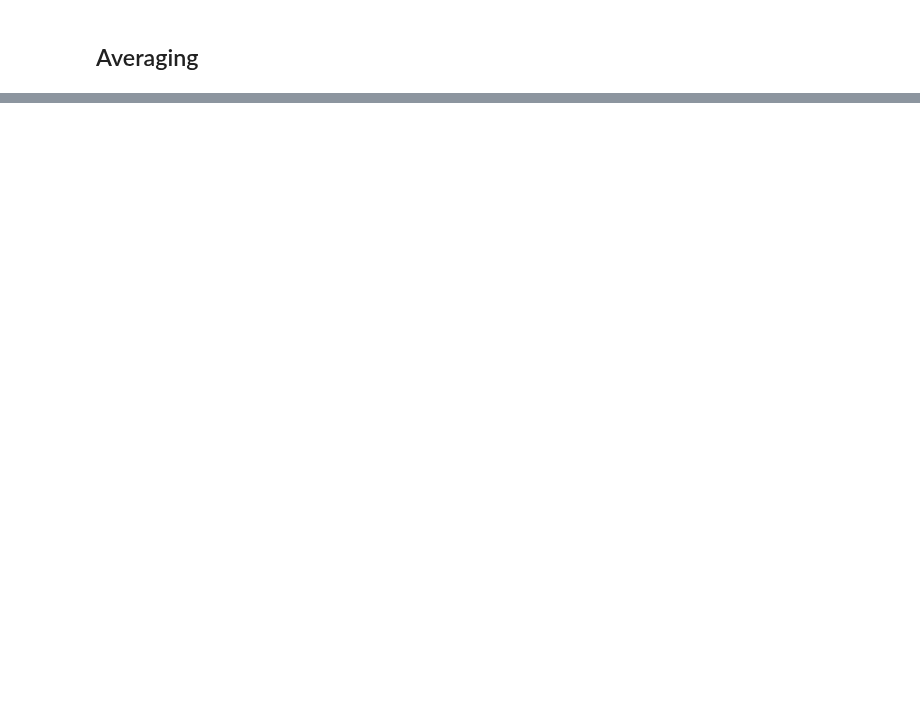
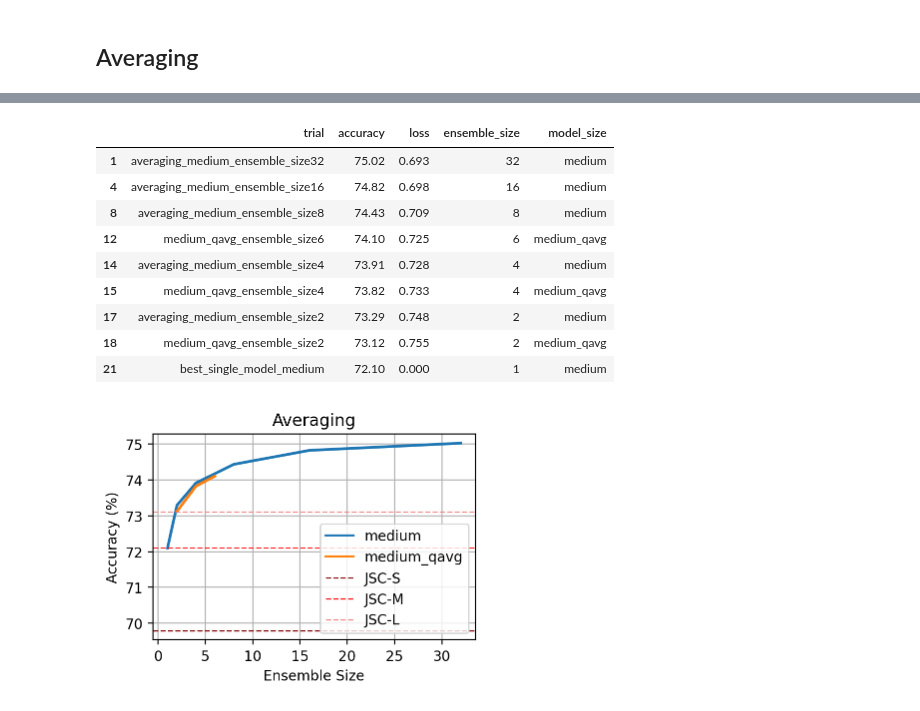
Before and after one commit to oliviaweng/logicnets, a Jupyter notebook: examples/jet_substructure/plots/analysis.ipynb, the cells around one changed output, grey strips where cells are left out. Saved outputs shown, nothing was run; the diff lists cells and outputs as text; code cells hidden in the pictures; blank space fills up the shorter version.

```diff
--- a/examples/jet_substructure/plots/analysis.ipynb
+++ b/examples/jet_substructure/plots/analysis.ipynb
@@ -130,0 +201,14 @@ plt.savefig("averaging_acc_v_ensemble_size_lineplot.png")
+# %%
+plot_two_ensembles(df, "medium", "medium_qavg")
+# %% [output]
+|  | trial | accuracy | loss | ensemble_size | model_size |
+| 1 | averaging_medium_ensemble_size32 | 75.02 | 0.693 | 32 | medium |
+| 4 | averaging_medium_ensemble_size16 | 74.82 | 0.698 | 16 | medium |
+| 8 | averaging_medium_ensemble_size8 | 74.43 | 0.709 | 8 | medium |
+| 12 | medium_qavg_ensemble_size6 | 74.10 | 0.725 | 6 | medium_qavg |
+| 14 | averaging_medium_ensemble_size4 | 73.91 | 0.728 | 4 | medium |
+| 15 | medium_qavg_ensemble_size4 | 73.82 | 0.733 | 4 | medium_qavg |
+| 17 | averaging_medium_ensemble_size2 | 73.29 | 0.748 | 2 | medium |
+| 18 | medium_qavg_ensemble_size2 | 73.12 | 0.755 | 2 | medium_qavg |
+| 21 | best_single_model_medium | 72.10 | 0.000 | 1 | medium |
+[figure, added]
```
Also changed, not shown: parts of 6 cells of this notebook, 33 other files.
